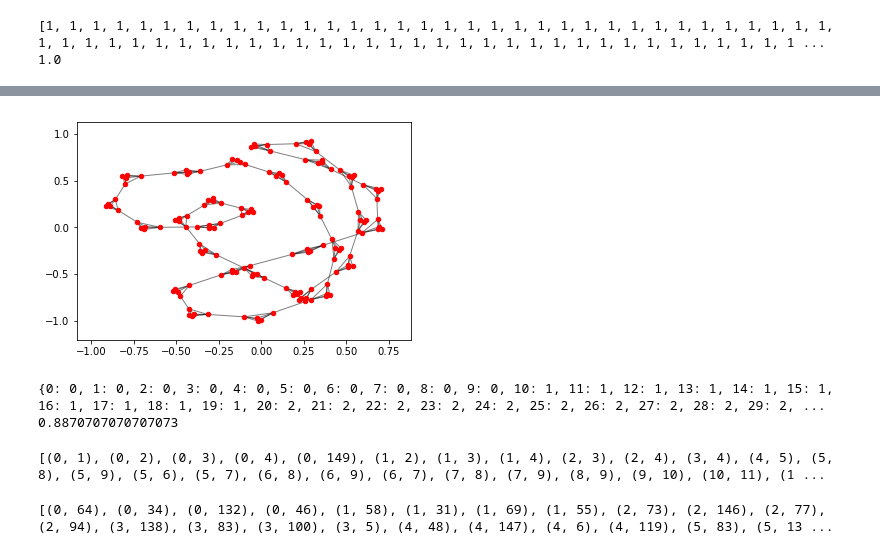
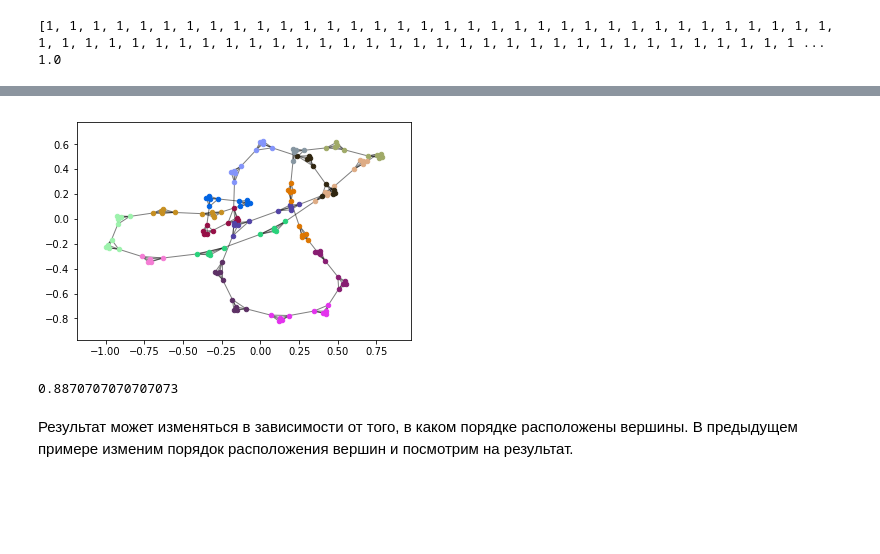
Before and after one commit to mzemlyanikin/hse-clustering, a Jupyter notebook: louvain-test.ipynb, the cells around one changed output, grey strips where cells are left out. Cells and saved outputs as stored; diff of their text form; code cells hidden in the pictures; blank space fills up the shorter version.

```diff
--- a/louvain-test.ipynb
+++ b/louvain-test.ipynb
@@ -42,8 +45,8 @@ print(modularity)
 # %%
 l = 4
-k = 20
-Pin = 1
-Pout = 0.0
+k = 32
+Pin = 0.35
+Pout = 0.01
 # %%
 E = nx.planted_partition_graph(l, k, Pin, Pout)
 # %%
@@ -69,15 +60,17 @@ print(list_)
 # %%
 size = float(len(set(pl_partition.values())))
-pos = nx.spring_layout(E)
+pos1 = nx.spring_layout(E)
 count = 0.
 for com in set(pl_partition.values()) :
     count = count + 1.
     list_nodes = [nodes for nodes in pl_partition.keys()
                                 if pl_partition[nodes] == com]
     nx.draw_networkx_nodes(E, pos1, list_nodes, node_size = 20,
-                                node_color = str(count / size))
+                                node_color = [np.random.rand(3)])
 
 
 nx.draw_networkx_edges(E, pos1, alpha=0.5)
 plt.show()
+modularity = community.modularity(pl_partition, E)
+print(modularity)
 # %% [output]
@@ -85,4 +79,12 @@ plt.show()
 # %%
+pos1 = nx.spring_layout(E)
+count = 0.
+for com in set(list_):
+    list_nodes = [nodes for nodes in pl_partition.keys()
+                                if pl_partition[nodes] == com]
+    nx.draw_networkx_nodes(E, pos1, list_nodes, node_size = 20,
+                                node_color = [np.random.rand(3)])
+    count = count + 1.
 cmp = []
 for i in range(0,  n):
     if list_[i] == pl_partition[i]:
@@ -128,30 +114,39 @@ E.add_edge(149, 0)
 # %%
 pl_partition = community.best_partition(E)
 # %%
+# pos1 = nx.spring_layout(E)
+# nx.draw_networkx_nodes(E, pos1, node_size = 20)
+# nx.draw_networkx_edges(E,pos1, alpha=0.5)
+# plt.show()
+# print(pl_partition)
+# mod = community.modularity(pl_partition, E)
+# print(mod)
+
+size = float(len(set(pl_partition.values())))
 pos1 = nx.spring_layout(E)
-nx.draw_networkx_nodes(E, pos1, node_size = 20)
-nx.draw_networkx_edges(E,pos1, alpha=0.5)
+count = 0.
+for com in set(pl_partition.values()) :
+    count = count + 1.
+    list_nodes = [nodes for nodes in pl_partition.keys()
+                                if pl_partition[nodes] == com]
+    nx.draw_networkx_nodes(E, pos1, list_nodes, node_size = 20,
+                                node_color = [np.random.rand(3)])
+
+
+nx.draw_networkx_edges(E, pos1, alpha=0.5)
 plt.show()
-print(pl_partition)
 mod = community.modularity(pl_partition, E)
 print(mod)
 # %% [output]
-[figure, old version]
+[figure, new version]
-{0: 0, 1: 0, 2: 0, 3: 0, 4: 0, 5: 0, 6: 0, 7: 0, 8: 0, 9: 0, 10: 1, 11: 1, 12: 1, 13: 1, 14: 1, 15: 1, 16: 1, 17: 1, 18: 1, 19: 1, 20: 2, 21: 2, 22: 2, 23: 2, 24: 2, 25: 2, 26: 2, 27: 2, 28: 2, 29: 2, ...
 0.8870707070707073
-# %%
-print(E.edges)
-# %% [output]
-[(0, 1), (0, 2), (0, 3), (0, 4), (0, 149), (1, 2), (1, 3), (1, 4), (2, 3), (2, 4), (3, 4), (4, 5), (5, 8), (5, 9), (5, 6), (5, 7), (6, 8), (6, 9), (6, 7), (7, 8), (7, 9), (8, 9), (9, 10), (10, 11), (1 ...
+# %% [markdown]
+Результат может изменяться в зависимости от того, в каком порядке расположены вершины.
+В предыдущем примере изменим порядок расположения вершин и посмотрим на результат.
 # %%
 import numpy as np
 rand = np.random.permutation(l * k)
 R = nx.Graph()
-R.add_nodes_from(rand)
-edgess = []
 for ed in E.edges:
     if (rand[ed[0]], rand[ed[1]]) not in R.edges:
         R.add_edge(rand[ed[0]], rand[ed[1]])
-print(R.edges)
-# %% [output]
-[(0, 64), (0, 34), (0, 132), (0, 46), (1, 58), (1, 31), (1, 69), (1, 55), (2, 73), (2, 146), (2, 77), (2, 94), (3, 138), (3, 83), (3, 100), (3, 5), (4, 48), (4, 147), (4, 6), (4, 119), (5, 83), (5, 13 ...
```
Also changed, not shown: parts of 23 cells of this notebook.
